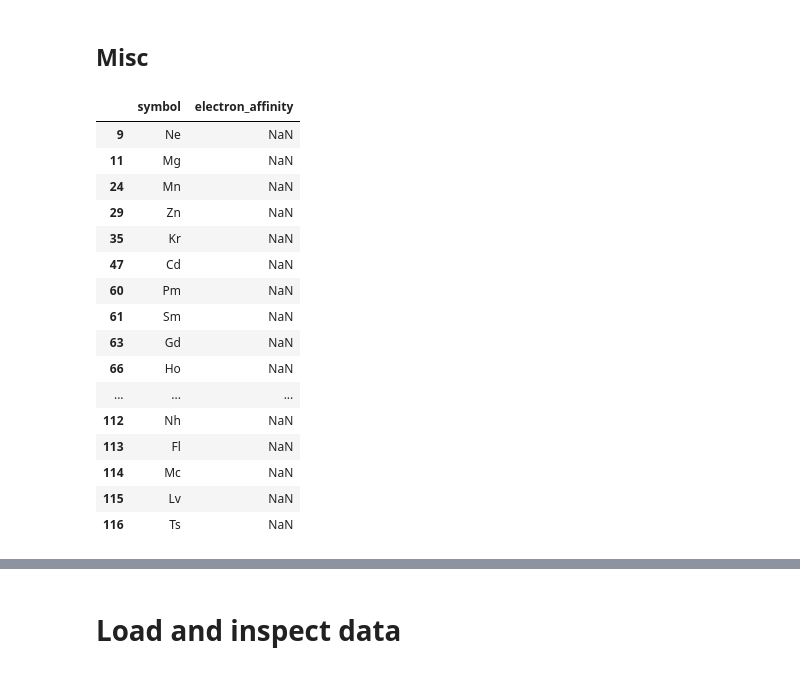
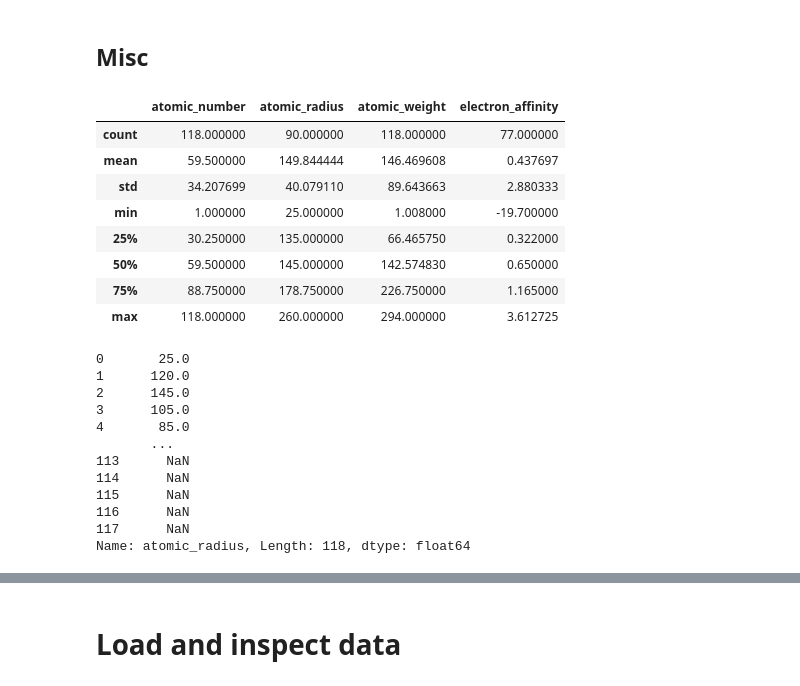
Before and after one commit to UlrikFriisJensen/CHILI, a Jupyter notebook: functionTesting.ipynb, the cells around one changed output, grey strips where cells are left out. Cells and saved outputs as stored; diff of their text form; code cells hidden in the pictures.

Commit message:
Optimized fetching of node features

```diff
--- a/functionTesting.ipynb
+++ b/functionTesting.ipynb
@@ -98,22 +97,14 @@ element('Zn').electron_affinity
 # %%
-affinity_list = fetch_table('elements')[['symbol', 'electron_affinity']]
+node_feature_table = fetch_table('elements')[['atomic_number', 'atomic_radius', 'atomic_weight', 'electron_affinity']]
-# %%
-affinity_list[affinity_list['electron_affinity'].isnull()]
-# %% [output]
-|  | symbol | electron_affinity |
-| 9 | Ne | NaN |
-| 11 | Mg | NaN |
-| 24 | Mn | NaN |
-| 29 | Zn | NaN |
-| 35 | Kr | NaN |
-| 47 | Cd | NaN |
-| 60 | Pm | NaN |
-| 61 | Sm | NaN |
-| 63 | Gd | NaN |
-| 66 | Ho | NaN |
-| ... | ... | ... |
-| 112 | Nh | NaN |
-| 113 | Fl | NaN |
-| 114 | Mc | NaN |
-| 115 | Lv | NaN |
-| 116 | Ts | NaN |
+# %%
+node_feature_table.describe()
+# %% [output]
+|  | atomic_number | atomic_radius | atomic_weight | electron_affinity |
+| count | 118.000000 | 90.000000 | 118.000000 | 77.000000 |
+| mean | 59.500000 | 149.844444 | 146.469608 | 0.437697 |
+| std | 34.207699 | 40.079110 | 89.643663 | 2.880333 |
+| min | 1.000000 | 25.000000 | 1.008000 | -19.700000 |
+| 25% | 30.250000 | 135.000000 | 66.465750 | 0.322000 |
+| 50% | 59.500000 | 145.000000 | 142.574830 | 0.650000 |
+| 75% | 88.750000 | 178.750000 | 226.750000 | 1.165000 |
+| max | 118.000000 | 260.000000 | 294.000000 | 3.612725 |
@@ -119,0 +113,15 @@ affinity_list[affinity_list['electron_affinity'].isnull()]
+# %%
+node_feature_table['atomic_radius']
+# %% [output]
+0       25.0
+1      120.0
+2      145.0
+3      105.0
+4       85.0
+       ...
+113      NaN
+114      NaN
+115      NaN
+116      NaN
+117      NaN
+Name: atomic_radius, Length: 118, dtype: float64
```
Also changed, not shown: parts of 6 cells of this notebook, 1 other file.
